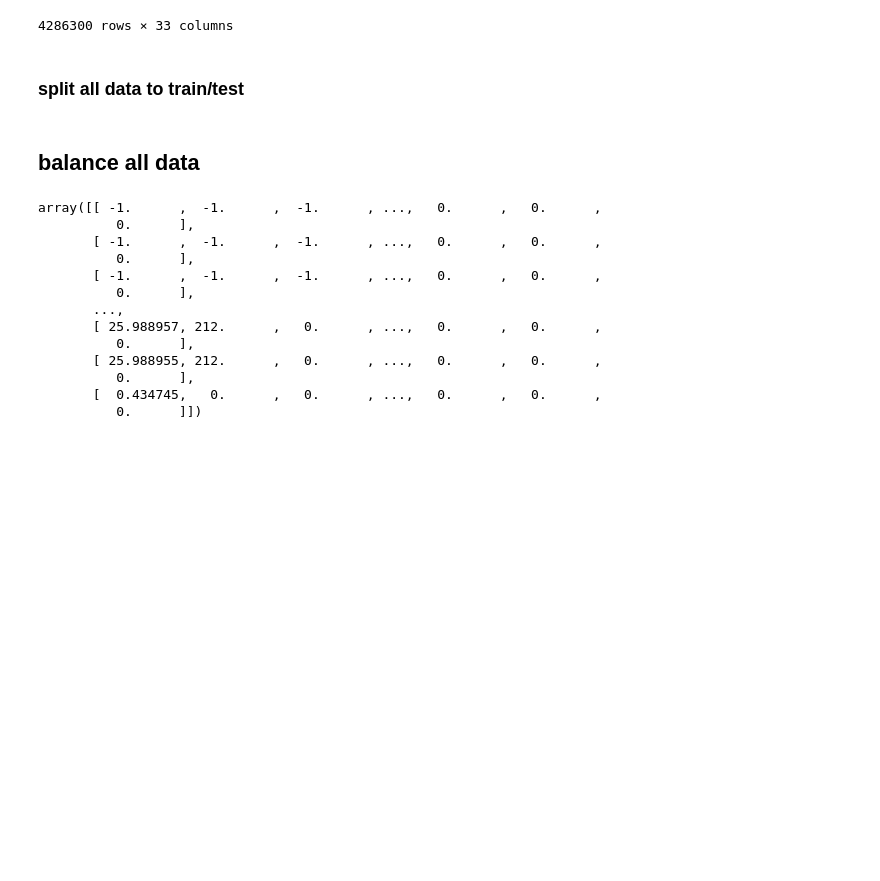
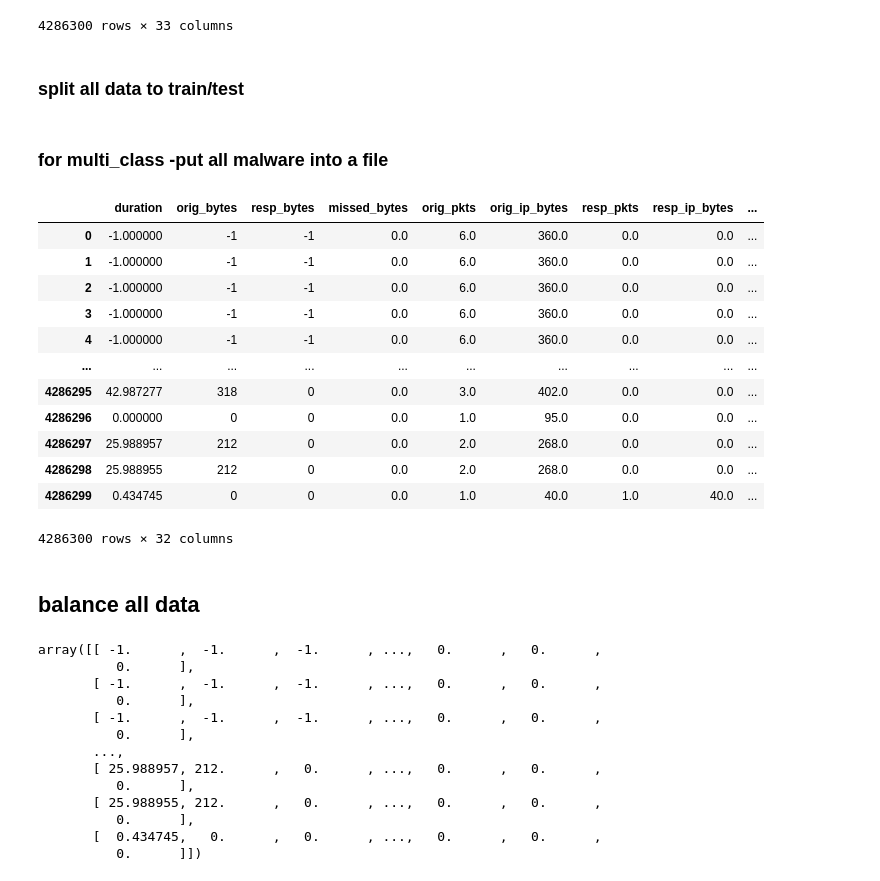
Before and after one commit to wuguobeijing/Anomaly-Detection-IoT23, a Jupyter notebook: Models/sampling.ipynb, the cells around one changed output. Saved outputs shown, nothing was run; the diff lists cells and outputs as text; code cells hidden in the pictures; blank space fills up the shorter version.

```diff
--- a/Models/sampling.ipynb
+++ b/Models/sampling.ipynb
@@ -1016,3 +1016,27 @@ train_data = "./Data/split/train_data_big.csv"
 test_data = './Data/split/test_data_big.csv'
 pd.concat([X_train, Y_train], axis=1).to_csv(train_data, index=False, encoding='utf-8')
 pd.concat([X_test, Y_test], axis=1).to_csv(test_data, index=False, encoding='utf-8')
+# %% [markdown]
+### for multi_class -put all malware into a file
+# %%
+import pandas as pd
+filepath = "./Data/iot23_all_combined_big.csv"
+df = pd.read_csv(filepath)
+del df['Unnamed: 0']
+# df.drop(df.index[(df['detailed-label'] == 'Benign')], inplace=True)
+del df['label']
+df
+# %% [output]
+|  | duration | orig_bytes | resp_bytes | missed_bytes | orig_pkts | orig_ip_bytes | resp_pkts | resp_ip_bytes | ... |
+| 0 | -1.000000 | -1 | -1 | 0.0 | 6.0 | 360.0 | 0.0 | 0.0 | ... |
+| 1 | -1.000000 | -1 | -1 | 0.0 | 6.0 | 360.0 | 0.0 | 0.0 | ... |
+| 2 | -1.000000 | -1 | -1 | 0.0 | 6.0 | 360.0 | 0.0 | 0.0 | ... |
+| 3 | -1.000000 | -1 | -1 | 0.0 | 6.0 | 360.0 | 0.0 | 0.0 | ... |
+| 4 | -1.000000 | -1 | -1 | 0.0 | 6.0 | 360.0 | 0.0 | 0.0 | ... |
+| ... | ... | ... | ... | ... | ... | ... | ... | ... | ... |
+| 4286295 | 42.987277 | 318 | 0 | 0.0 | 3.0 | 402.0 | 0.0 | 0.0 | ... |
+| 4286296 | 0.000000 | 0 | 0 | 0.0 | 1.0 | 95.0 | 0.0 | 0.0 | ... |
+| 4286297 | 25.988957 | 212 | 0 | 0.0 | 2.0 | 268.0 | 0.0 | 0.0 | ... |
+| 4286298 | 25.988955 | 212 | 0 | 0.0 | 2.0 | 268.0 | 0.0 | 0.0 | ... |
+| 4286299 | 0.434745 | 0 | 0 | 0.0 | 1.0 | 40.0 | 1.0 | 40.0 | ... |
+4286300 rows × 32 columns
```
Also changed, not shown: parts of 7 cells of this notebook, 2 other files.
